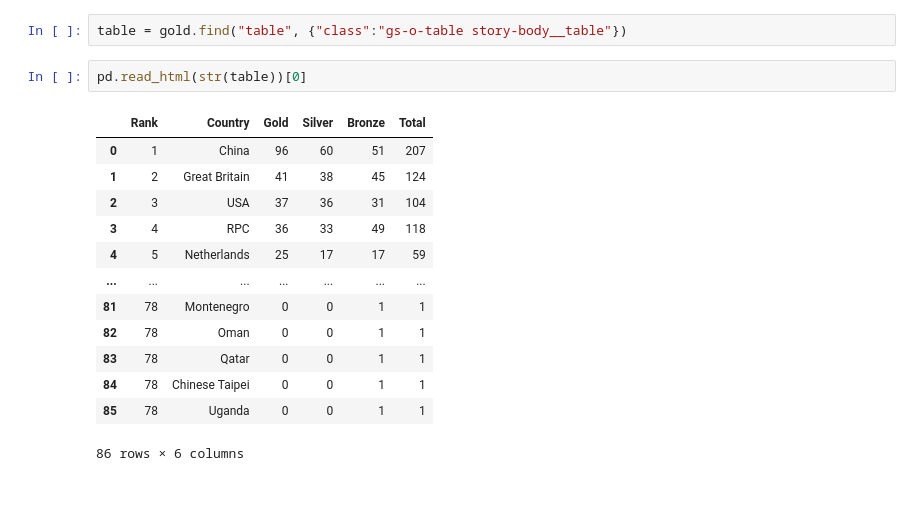
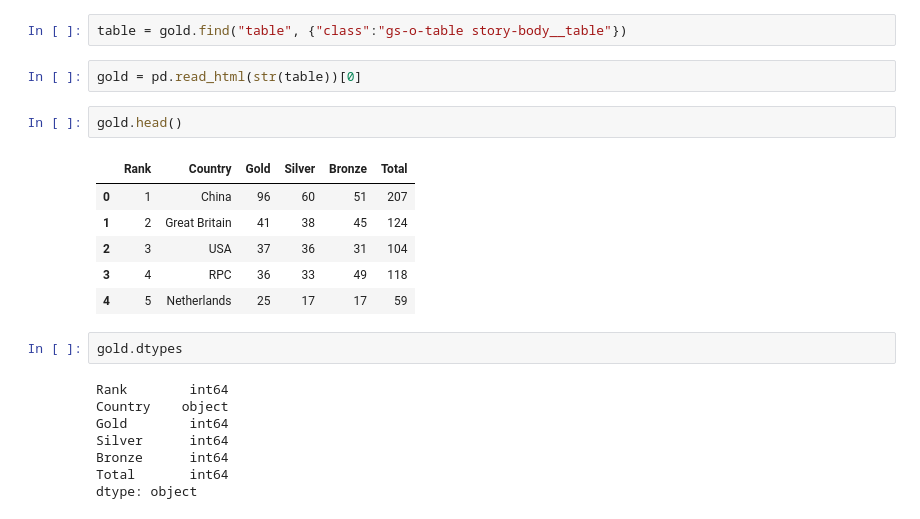
Before and after one commit to MaeveBray/ucdpa, a Jupyter notebook: webscraping.ipynb, the cells around one changed output. Saved outputs shown, nothing was run; the diff lists cells and outputs as text; blank space fills up the shorter version.

```diff
--- a/webscraping.ipynb
+++ b/webscraping.ipynb
@@ -12,18 +12,23 @@ gold = bs(medals.content, 'lxml')
 # %%
 table = gold.find("table", {"class":"gs-o-table story-body__table"})
 # %%
-pd.read_html(str(table))[0]
+gold = pd.read_html(str(table))[0]
-# %% [output]
-|  | Rank | Country | Gold | Silver | Bronze | Total |
-| 0 | 1 | China | 96 | 60 | 51 | 207 |
-| 1 | 2 | Great Britain | 41 | 38 | 45 | 124 |
-| 2 | 3 | USA | 37 | 36 | 31 | 104 |
-| 3 | 4 | RPC | 36 | 33 | 49 | 118 |
-| 4 | 5 | Netherlands | 25 | 17 | 17 | 59 |
-| ... | ... | ... | ... | ... | ... | ... |
-| 81 | 78 | Montenegro | 0 | 0 | 1 | 1 |
-| 82 | 78 | Oman | 0 | 0 | 1 | 1 |
-| 83 | 78 | Qatar | 0 | 0 | 1 | 1 |
-| 84 | 78 | Chinese Taipei | 0 | 0 | 1 | 1 |
-| 85 | 78 | Uganda | 0 | 0 | 1 | 1 |
-86 rows × 6 columns
+# %%
+gold.head()
+# %% [output]
+|  | Rank | Country | Gold | Silver | Bronze | Total |
+| 0 | 1 | China | 96 | 60 | 51 | 207 |
+| 1 | 2 | Great Britain | 41 | 38 | 45 | 124 |
+| 2 | 3 | USA | 37 | 36 | 31 | 104 |
+| 3 | 4 | RPC | 36 | 33 | 49 | 118 |
+| 4 | 5 | Netherlands | 25 | 17 | 17 | 59 |
+# %%
+gold.dtypes
+# %% [output]
+Rank        int64
+Country    object
+Gold        int64
+Silver      int64
+Bronze      int64
+Total       int64
+dtype: object
```
Also changed, not shown: 1 other file.
